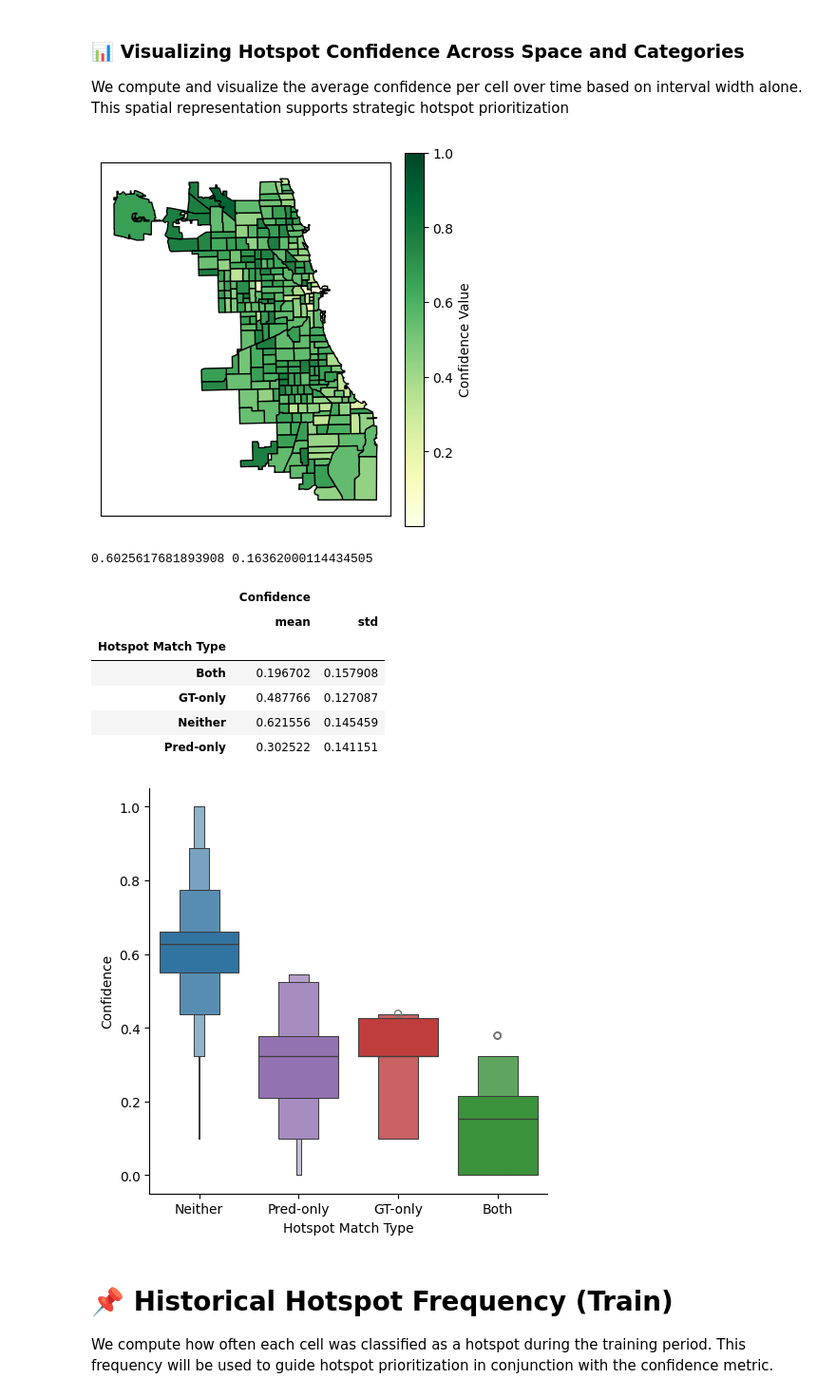
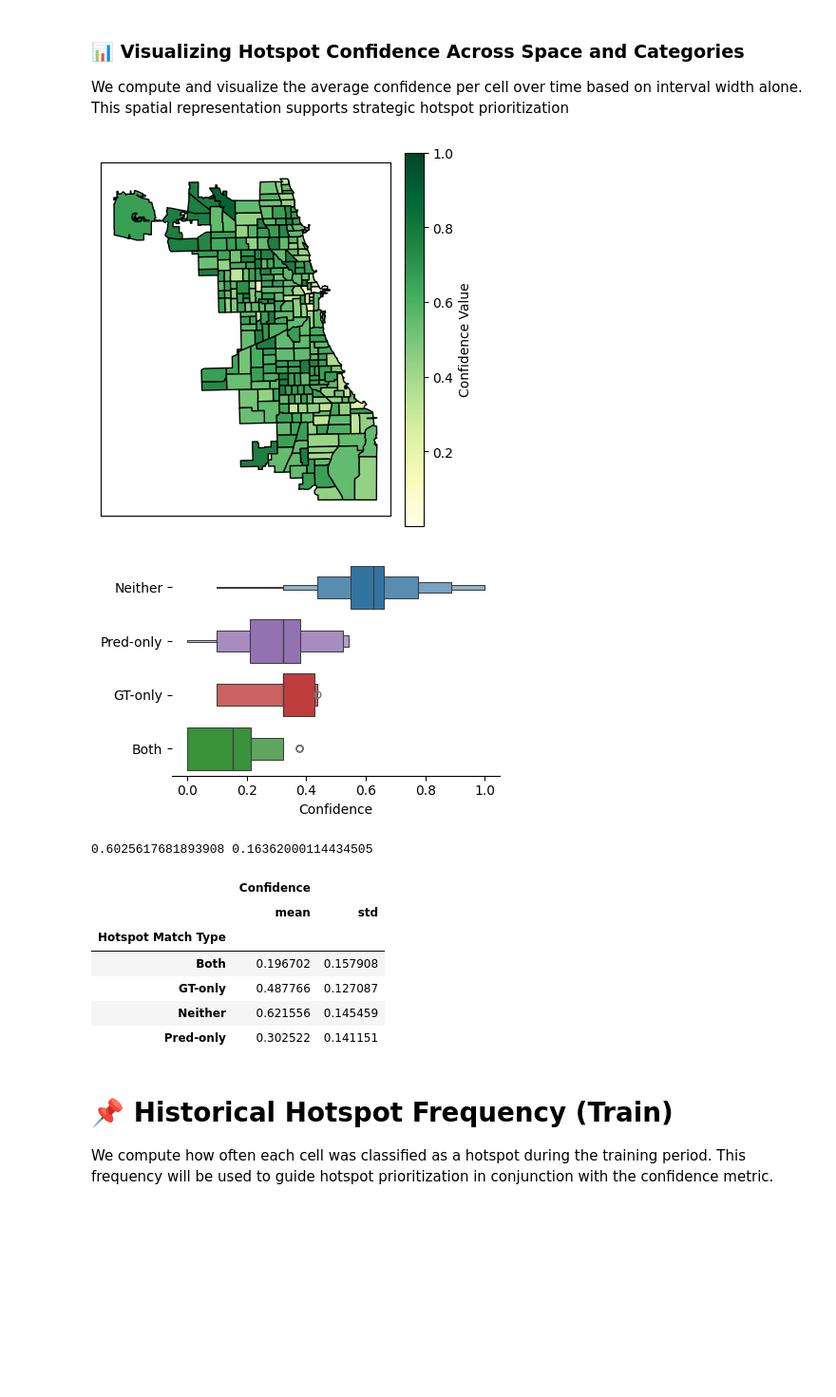
Before and after one commit to cristian-pulido/uncertainty-informed-decision-making, a Jupyter notebook: articulos/uncertainty-hotspots/experiments/chicago_real_data/04_uncertainty_analiysis.ipynb, the cells around one changed output. Shown at 95% size. Cells and saved outputs as stored; diff of their text form; code cells hidden in the pictures; blank space fills up the shorter version.

```diff
--- a/articulos/uncertainty-hotspots/experiments/chicago_real_data/04_uncertainty_analiysis.ipynb
+++ b/articulos/uncertainty-hotspots/experiments/chicago_real_data/04_uncertainty_analiysis.ipynb
@@ -669,37 +669,54 @@ confidence_grid, _ = predictions_to_grid(confidence_df,
 df_confidence = grid_to_dataframe(confidence_grid, coord_to_beat_map, value_name="confidence")
 
 # Plot spatial confidence map
 plot_prediction_maps(
     gdf[["BEAT_NUM", "geometry"]],
     [df_confidence],
     columns=["confidence"],
     titles=[""],
     cmap="YlGn",
     share_colorbar=True,
     # suptitle="Hotspot Confidence per Cell",
     figsize=(4, 5),
     edgecolor="black",
     vmin=None,
     vmax=None,
     colorbar_labels=["Confidence Value"],
     save_path="../../results/figures/confidence_map.pdf"
 )
 
 # Boxplot of confidence across hotspot types (excluding uncovered intervals)
-g=sns.catplot(
+
+
+g = sns.catplot(
     data=df_final[~df_final["Outside Interval"]],
-    y="Confidence", x="Hotspot Match Type",
-    hue="Hotspot Match Type", kind="boxen",
+    x="Confidence", y="Hotspot Match Type",
+    hue="Hotspot Match Type",
+    kind="boxen",
     palette=palette,
-    hue_order=hue_order
+    hue_order=hue_order,
+    height=3, aspect=1.5
 )
+
+
+for ax in g.axes.flat:
+    for patch in ax.patches:
+        patch.set_width(patch.get_width() / 2)
+        patch.set_x(patch.get_x() + patch.get_width())
+
+g.set_axis_labels("Confidence", "")
+g.despine(left=True)
+plt.tight_layout()
+plt.show()
+
 g.savefig("../../results/figures/confidence_dist.pdf", format="pdf", bbox_inches="tight", dpi=300)
 
 # Print overall confidence statistics
 print(df_confidence["confidence"].mean(), df_confidence["confidence"].std())
 df_final.groupby(["Hotspot Match Type"]).agg({"Confidence":["mean","std"]})
 # %% [output]
 [figure]
+[figure, new version]
 0.6025617681893908 0.16362000114434505
 |  | Confidence |  |
 |  | mean | std |
@@ -708,7 +725,6 @@ df_final.groupby(["Hotspot Match Type"]).agg({"Confidence":["mean","std"]})
 | GT-only | 0.487766 | 0.127087 |
 | Neither | 0.621556 | 0.145459 |
 | Pred-only | 0.302522 | 0.141151 |
-[figure, old version]
 # %% [markdown]
 # 📌 Historical Hotspot Frequency (Train)
 We compute how often each cell was classified as a hotspot during the training period. This frequency will be used to guide hotspot prioritization in conjunction with the confidence metric.
```
Also changed, not shown: 12 other files.
